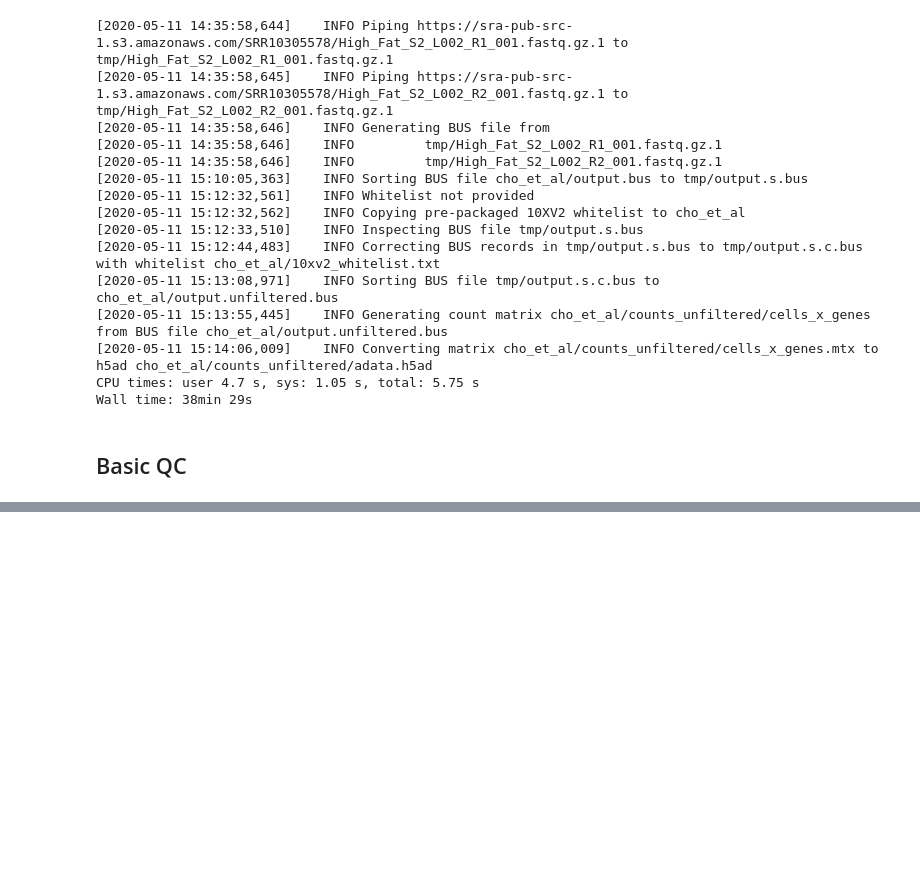
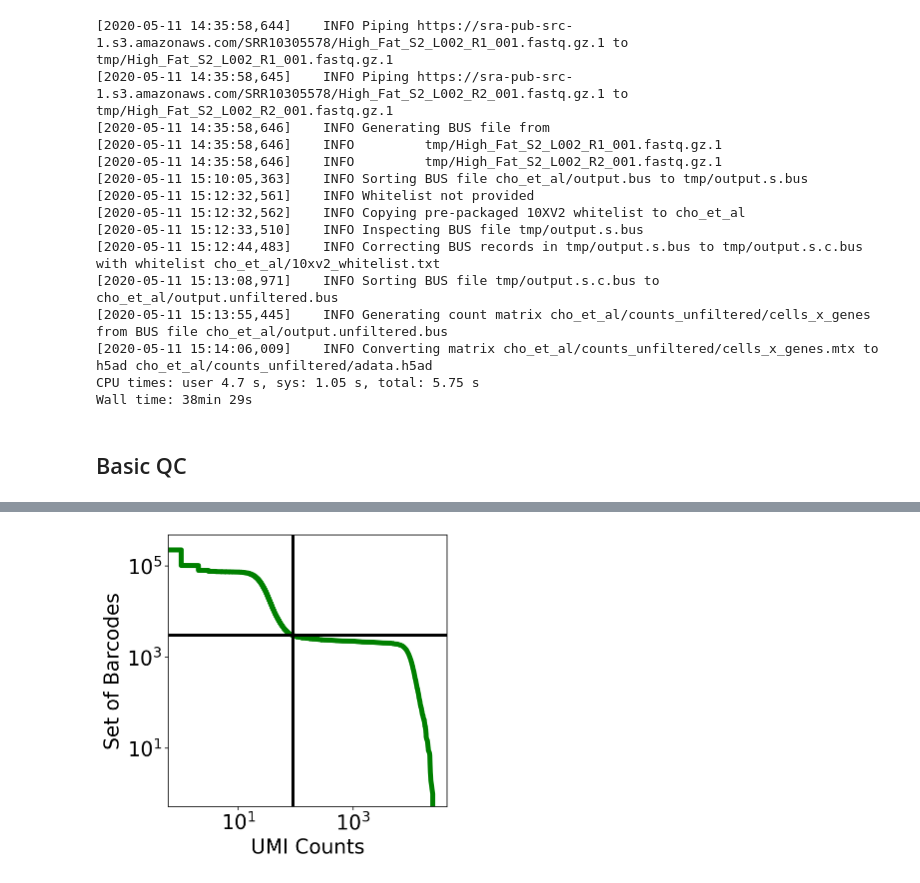
Before and after one commit to bkutlu/adipose_tissue_datasets, a Jupyter notebook: VisceralAT_lean_obese_mice_Cho_2019.ipynb, the cells around one changed output, grey strips where cells are left out. Cells and saved outputs as stored; diff of their text form; code cells hidden in the pictures; blank space fills up the shorter version.

```diff
--- a/VisceralAT_lean_obese_mice_Cho_2019.ipynb
+++ b/VisceralAT_lean_obese_mice_Cho_2019.ipynb
@@ -167,0 +221,11 @@ AnnData object with n_obs × n_vars = 257796 × 55421
+# %%
+# import data
+adata = anndata.read('cho_et_al/counts_unfiltered/adata.h5ad')
+adata.var["gene_id"] = adata.var.index.values
+
+t2g = pd.read_csv("t2g.txt", header=None, names=["tid", "gene_id", "gene_name"], sep="\t")
+t2g.index = t2g.gene_id
+t2g = t2g.loc[~t2g.index.duplicated(keep='first')]
+
+adata.var["gene_name"] = adata.var.gene_id.map(t2g["gene_name"])
+adata.var.index = adata.var["gene_name"]
@@ -167,0 +262,9 @@ AnnData object with n_obs × n_vars = 257796 × 55421
+# %%
+adata.obs["cell_counts"] = adata.X.sum(axis=1)
+adata.var["gene_counts"] = nd(adata.X.sum(axis=0))
+
+adata.obs["n_genes"] = nd((adata.X>0).sum(axis=1))
+adata.var["n_cells"] = nd((adata.X>0).sum(axis=0))
+
+mito_genes = adata.var_names.str.startswith('mt-')
+adata.obs["percent_mito"] = adata[:,mito_genes].X.sum(axis=1)/adata.X.sum(axis=1)*100
@@ -167,0 +280,21 @@ AnnData object with n_obs × n_vars = 257796 × 55421
+# %%
+#@title Threshold cells according to knee plot { run: "auto", vertical-output: true }
+expected_num_cells = 3000#@param {type:"integer"}
+knee = np.sort(nd(adata.X.sum(axis=1)))[::-1]
+
+fig, ax = plt.subplots(figsize=(5, 5))
+
+x = knee
+y = range(len(knee))
+
+ax.loglog(x, y, linewidth=5, color="g")
+
+ax.axvline(x=knee[expected_num_cells], linewidth=3, color="k")
+ax.axhline(y=expected_num_cells, linewidth=3, color="k")
+
+ax.set_xlabel("UMI Counts")
+ax.set_ylabel("Set of Barcodes")
+
+plt.show()
+# %% [output]
+[figure, added]
```
Also changed, not shown: parts of 9 cells of this notebook.
